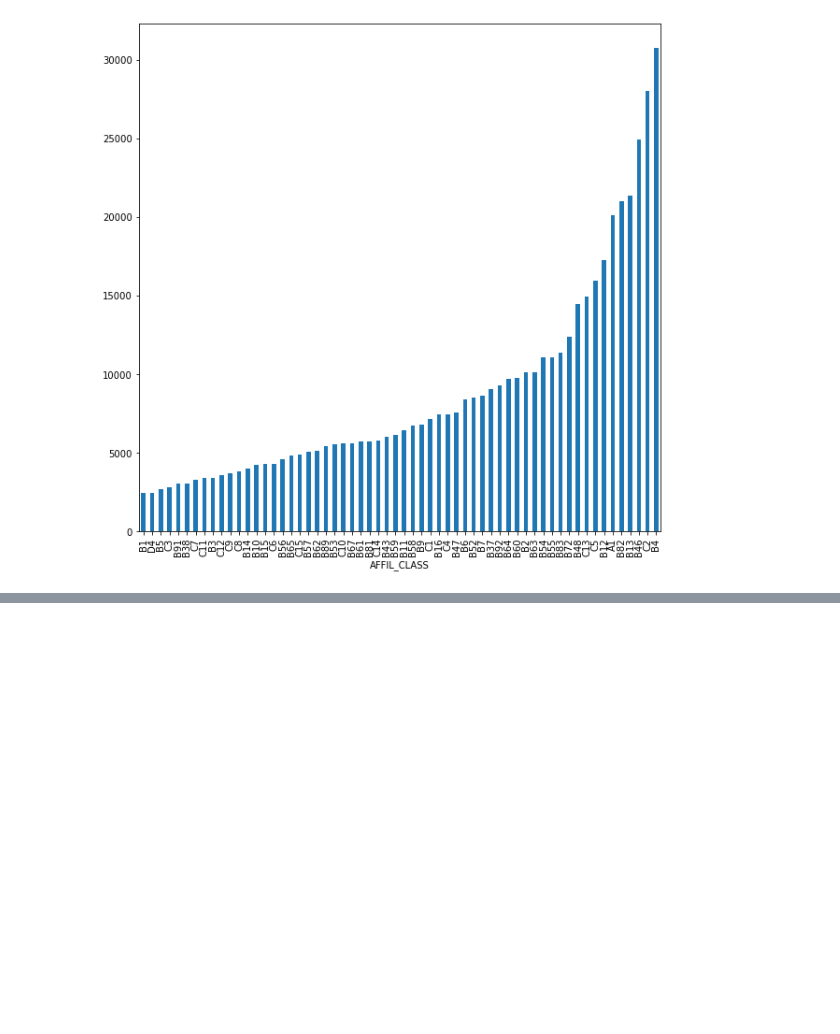
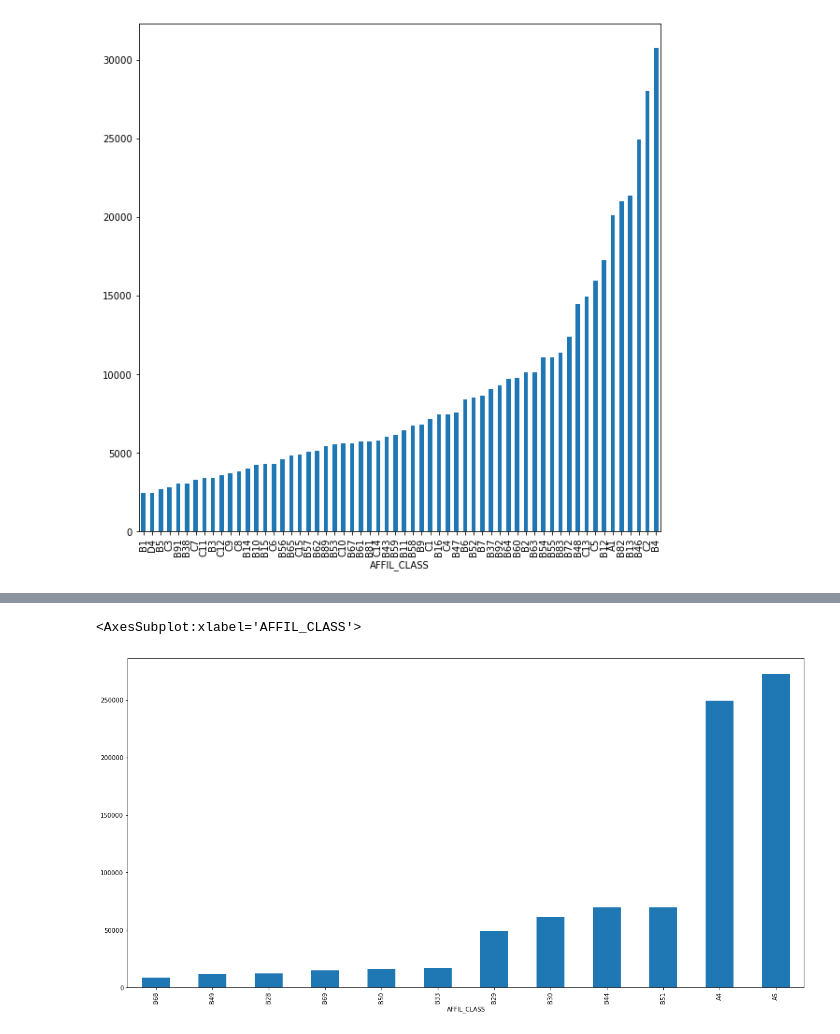
Before and after one commit to zoqls15/python, a Jupyter notebook: lmember.ipynb, the cells around one changed output, grey strips where cells are left out. Saved outputs shown, nothing was run; the diff lists cells and outputs as text; code cells hidden in the pictures; blank space fills up the shorter version.

```diff
--- a/lmember.ipynb
+++ b/lmember.ipynb
@@ -204,0 +189,7 @@ Name: 구매금액, Length: 635, dtype: int64
+# %%
+
+d = df_cloth.groupby('AFFIL_CLASS').mean()['PURCHAMOUNT'].sort_values()
+d.plot(kind = 'bar')
+# %% [output]
+<AxesSubplot:xlabel='AFFIL_CLASS'>
+[figure, added]
```
Also changed, not shown: parts of 6 cells of this notebook.
